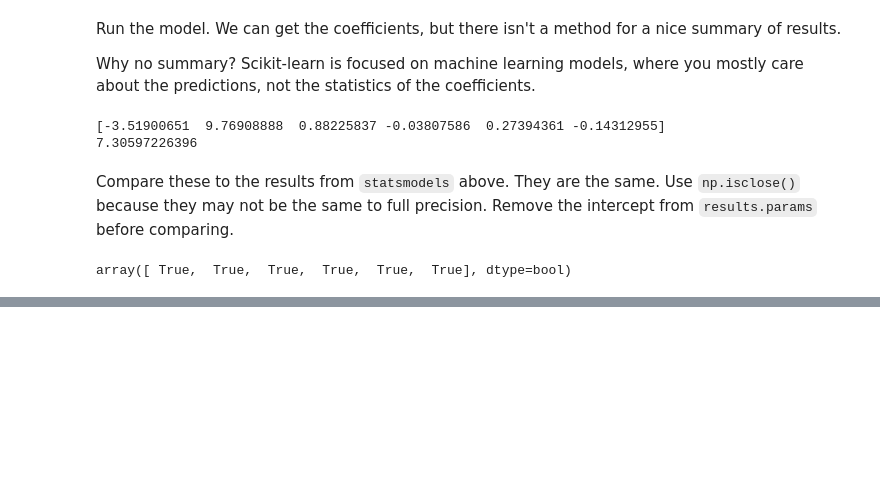
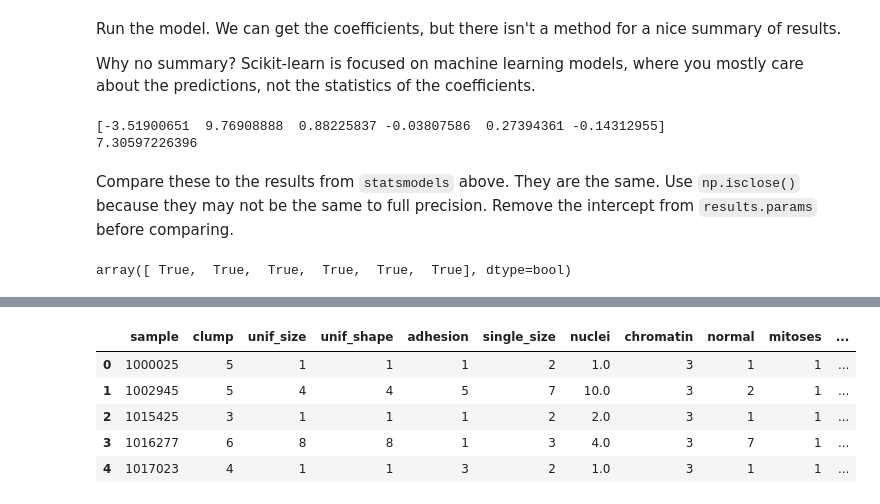
Before and after one commit to nuitrcs/pythonworkshops, a Jupyter notebook: dataanalysis/models/models.ipynb, the cells around one changed output, grey strips where cells are left out. Saved outputs shown, nothing was run; the diff lists cells and outputs as text; code cells hidden in the pictures; blank space fills up the shorter version.

```diff
--- a/dataanalysis/models/models.ipynb
+++ b/dataanalysis/models/models.ipynb
@@ -308,0 +357,13 @@ array([ True,  True,  True,  True,  True,  True], dtype=bool)
+# %%
+cancer = pd.read_csv("https://archive.ics.uci.edu/ml/machine-learning-databases/breast-cancer-wisconsin/breast-cancer-wisconsin.data",
+                    names=['sample','clump','unif_size','unif_shape','adhesion',
+                          'single_size','nuclei','chromatin','normal','mitoses','class'],
+                    na_values=['?'])
+cancer.head()
+# %% [output]
+|  | sample | clump | unif_size | unif_shape | adhesion | single_size | nuclei | chromatin | normal | mitoses | ... |
+| 0 | 1000025 | 5 | 1 | 1 | 1 | 2 | 1.0 | 3 | 1 | 1 | ... |
+| 1 | 1002945 | 5 | 4 | 4 | 5 | 7 | 10.0 | 3 | 2 | 1 | ... |
+| 2 | 1015425 | 3 | 1 | 1 | 1 | 2 | 2.0 | 3 | 1 | 1 | ... |
+| 3 | 1016277 | 6 | 8 | 8 | 1 | 3 | 4.0 | 3 | 7 | 1 | ... |
+| 4 | 1017023 | 4 | 1 | 1 | 3 | 2 | 1.0 | 3 | 1 | 1 | ... |
```
Also changed, not shown: parts of 41 cells of this notebook.
